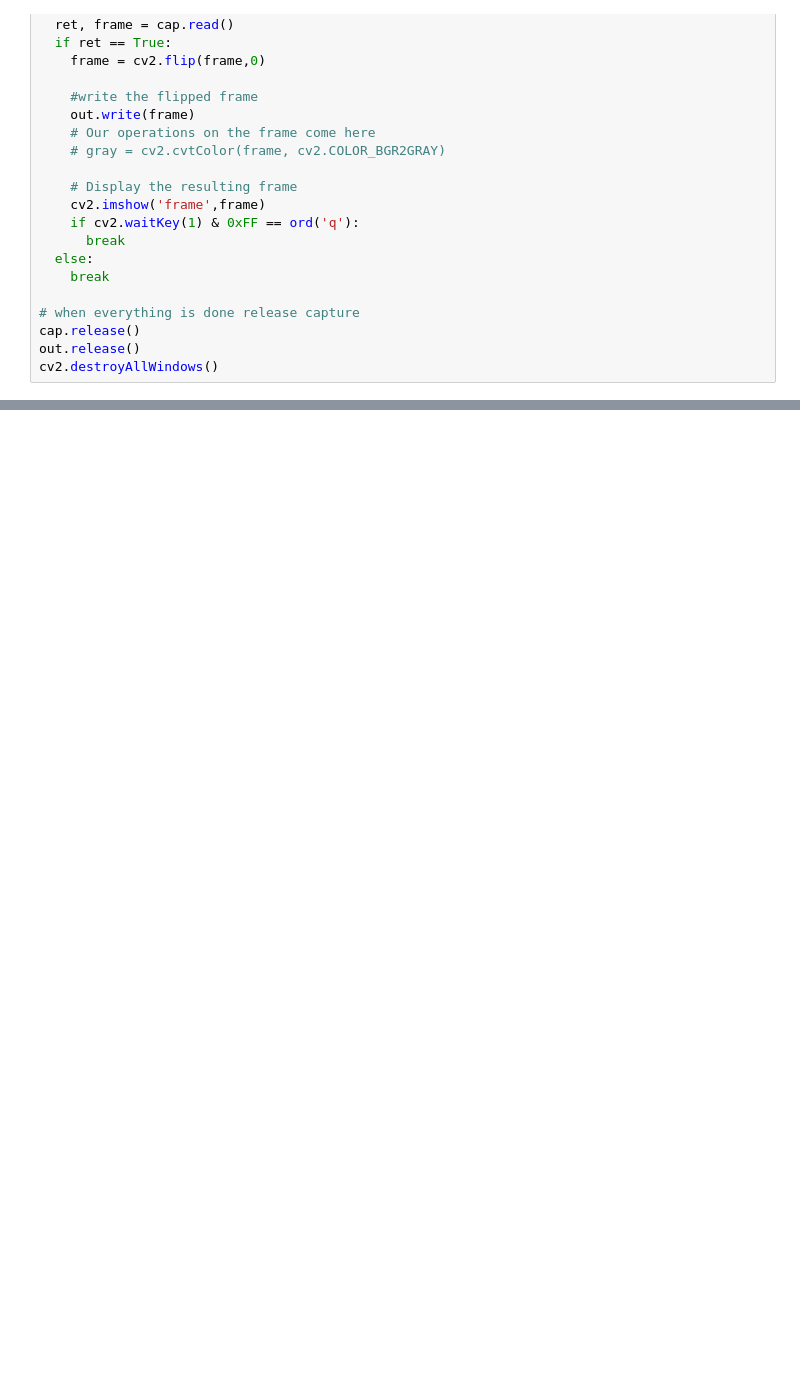
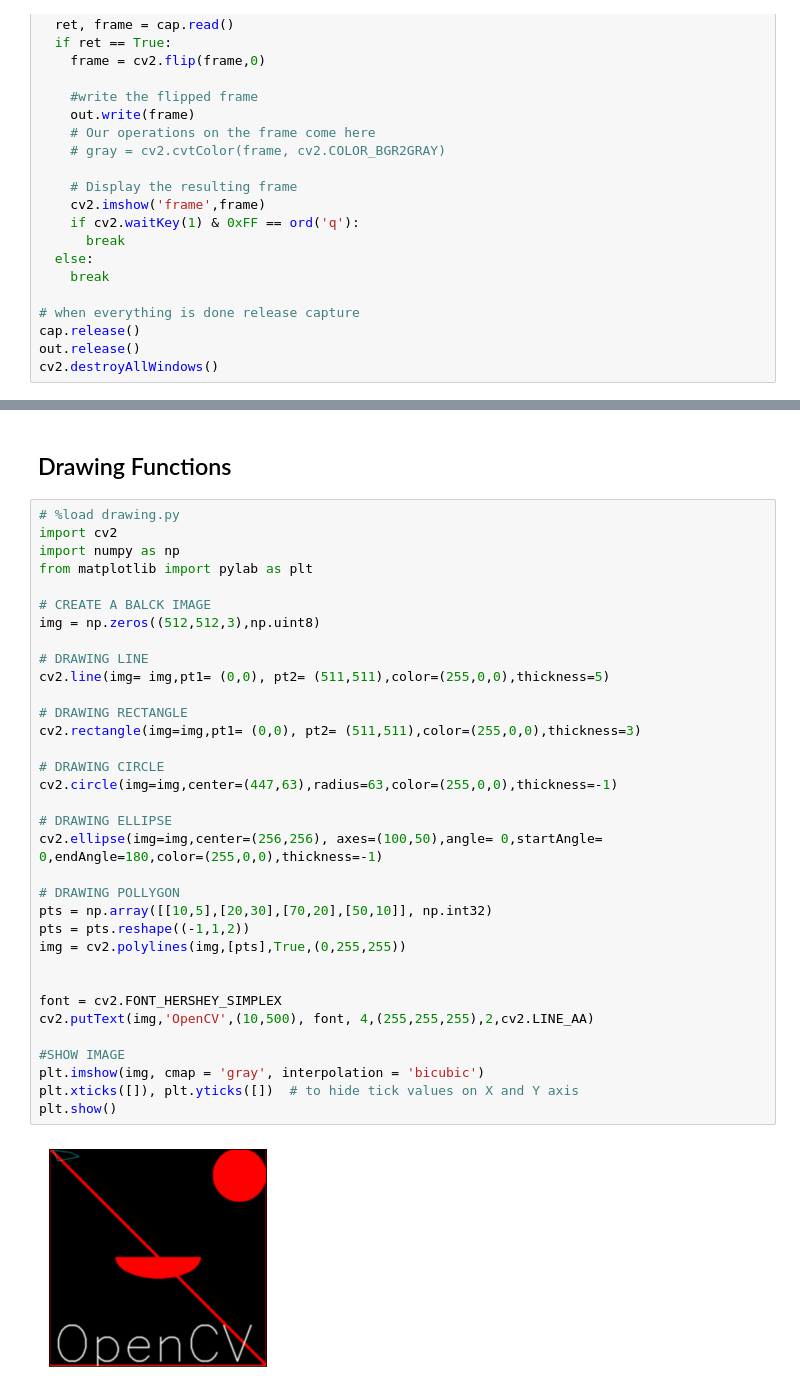
Before and after one commit to sub-rat/3-MONTHS-ON-MachineLearning, a Jupyter notebook: code/opencv/opencv_main.ipynb, the cells around one changed output, grey strips where cells are left out. Drawn from its saved outputs; the diff is of its cells as text; blank space fills up the shorter version.

Commit message:
drawing function opencv

```diff
--- a/code/opencv/opencv_main.ipynb
+++ b/code/opencv/opencv_main.ipynb
@@ -68,3 +72,41 @@ out.release()
 cv2.destroyAllWindows()
 # %% [markdown]
 <img src="vid_output.png"/>
+# %% [markdown]
+## Drawing Functions
+# %%
+# %load drawing.py
+import cv2
+import numpy as np
+from matplotlib import pylab as plt
+
+# CREATE A BALCK IMAGE
+img = np.zeros((512,512,3),np.uint8)
+
+# DRAWING LINE
+cv2.line(img= img,pt1= (0,0), pt2= (511,511),color=(255,0,0),thickness=5)
+
+# DRAWING RECTANGLE
+cv2.rectangle(img=img,pt1= (0,0), pt2= (511,511),color=(255,0,0),thickness=3)
+
+# DRAWING CIRCLE
+cv2.circle(img=img,center=(447,63),radius=63,color=(255,0,0),thickness=-1)
+
+# DRAWING ELLIPSE
+cv2.ellipse(img=img,center=(256,256), axes=(100,50),angle= 0,startAngle= 0,endAngle=180,color=(255,0,0),thickness=-1)
+
+# DRAWING POLLYGON
+pts = np.array([[10,5],[20,30],[70,20],[50,10]], np.int32)
+pts = pts.reshape((-1,1,2))
+img = cv2.polylines(img,[pts],True,(0,255,255))
+
+
+font = cv2.FONT_HERSHEY_SIMPLEX
+cv2.putText(img,'OpenCV',(10,500), font, 4,(255,255,255),2,cv2.LINE_AA)
+
+#SHOW IMAGE
+plt.imshow(img, cmap = 'gray', interpolation = 'bicubic')
+plt.xticks([]), plt.yticks([])  # to hide tick values on X and Y axis
+plt.show()
+# %% [output]
+[figure, added]
```
Also changed, not shown: parts of 2 cells of this notebook, 1 other file.
